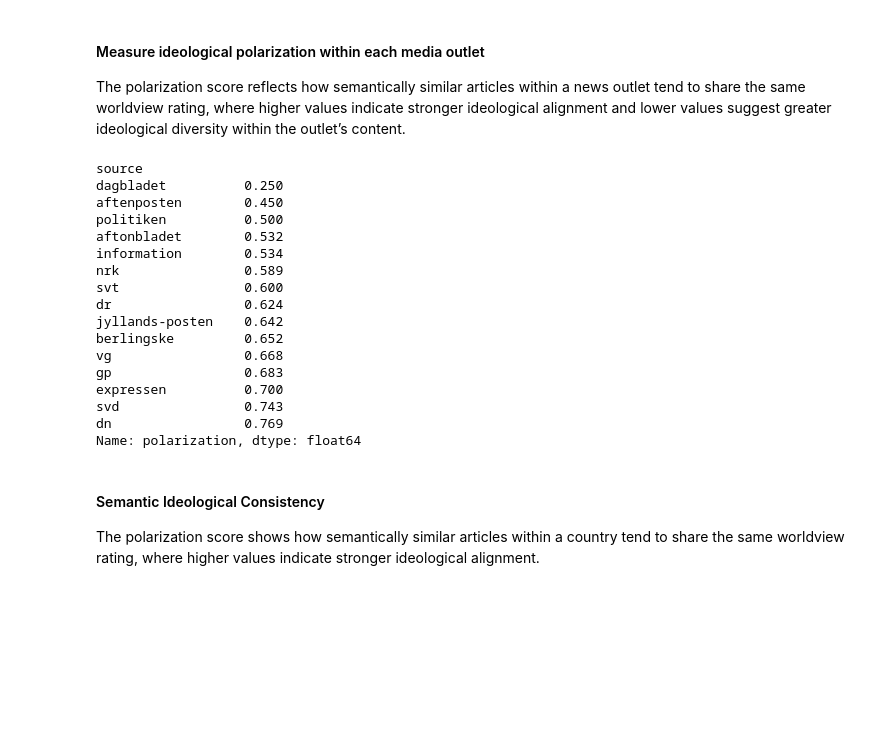
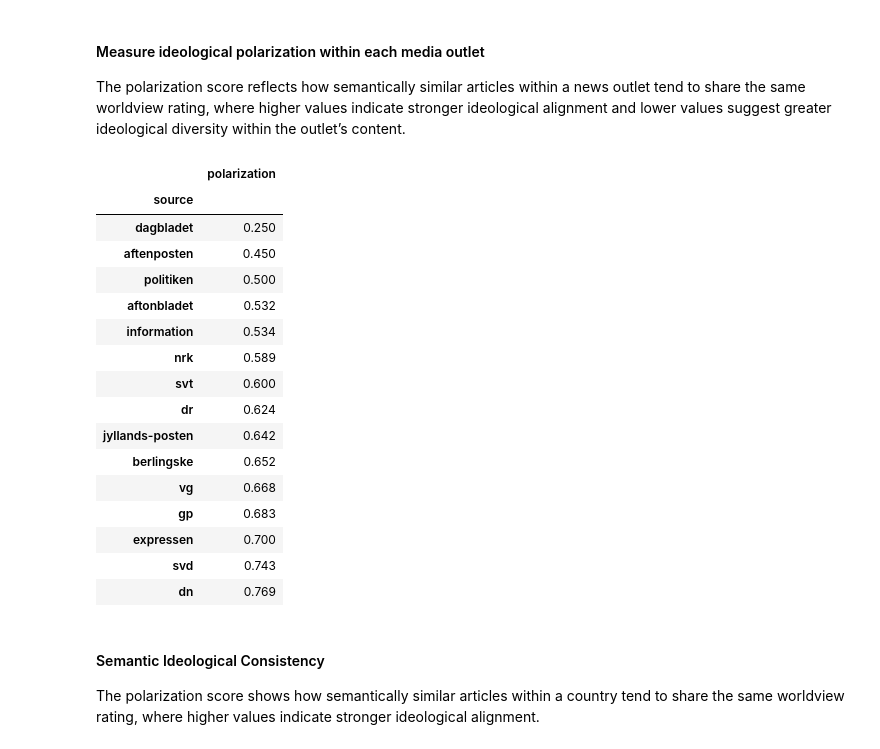
Before and after one commit to malinhauglandh/scandinavian-news-articles, a Jupyter notebook: news-articles.ipynb, the cells around one changed output. Cells and saved outputs as stored; diff of their text form; code cells hidden in the pictures; blank space fills up the shorter version.

```diff
--- a/news-articles.ipynb
+++ b/news-articles.ipynb
@@ -514,41 +515,42 @@ The polarization score reflects how semantically similar articles within a news
 # %%
 def polarization(df, ann_index, matrix, group_col, n_neighbors=10):
     scores = []
 
     # Compute ANN worldview agreement score per article
     for i in range(len(df)):
         sim_idx, _ = find_similar_articles(i, ann_index, matrix, n_neighbors)
         target = df.loc[i, 'worldview_score']
         same = sum(df.loc[idx, 'worldview_score'] == target for idx in sim_idx)
         scores.append(same / len(sim_idx))
 
     df['polarization'] = scores
 
     # Group by chosen category (country, source, etc.)
     return (df.groupby(group_col)['polarization']
             .mean()
             .sort_values()
             .round(3))
 
-polarization(news_articles, ann_index, emb_matrix, group_col='source')
+pol_table = polarization(news_articles, ann_index, emb_matrix, group_col='source')
+pol_table.to_frame(name='polarization')
 # %% [output]
-source
-dagbladet          0.250
-aftenposten        0.450
-politiken          0.500
-aftonbladet        0.532
-information        0.534
-nrk                0.589
-svt                0.600
-dr                 0.624
-jyllands-posten    0.642
-berlingske         0.652
-vg                 0.668
-gp                 0.683
-expressen          0.700
-svd                0.743
-dn                 0.769
-Name: polarization, dtype: float64
+|  | polarization |
+| source |  |
+| dagbladet | 0.250 |
+| aftenposten | 0.450 |
+| politiken | 0.500 |
+| aftonbladet | 0.532 |
+| information | 0.534 |
+| nrk | 0.589 |
+| svt | 0.600 |
+| dr | 0.624 |
+| jyllands-posten | 0.642 |
+| berlingske | 0.652 |
+| vg | 0.668 |
+| gp | 0.683 |
+| expressen | 0.700 |
+| svd | 0.743 |
+| dn | 0.769 |
 # %% [markdown]
 #### Semantic Ideological Consistency
 The polarization score shows how semantically similar articles within a country tend to share the same worldview rating, where higher values indicate stronger ideological alignment.
```
Also changed, not shown: parts of 15 cells of this notebook.
